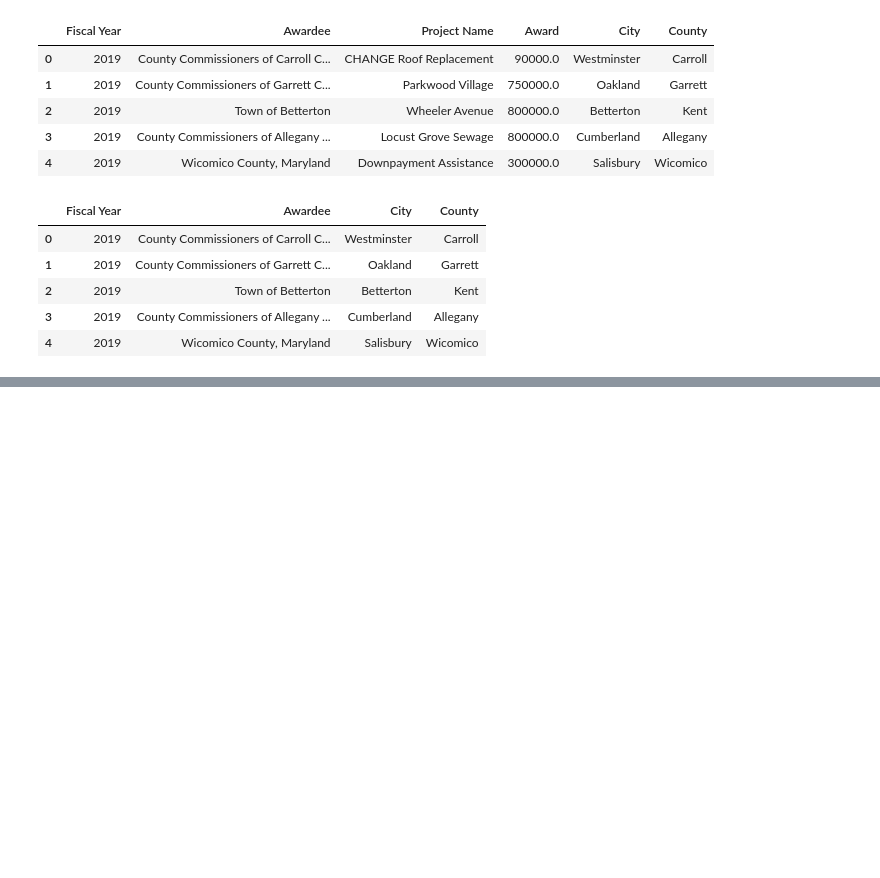
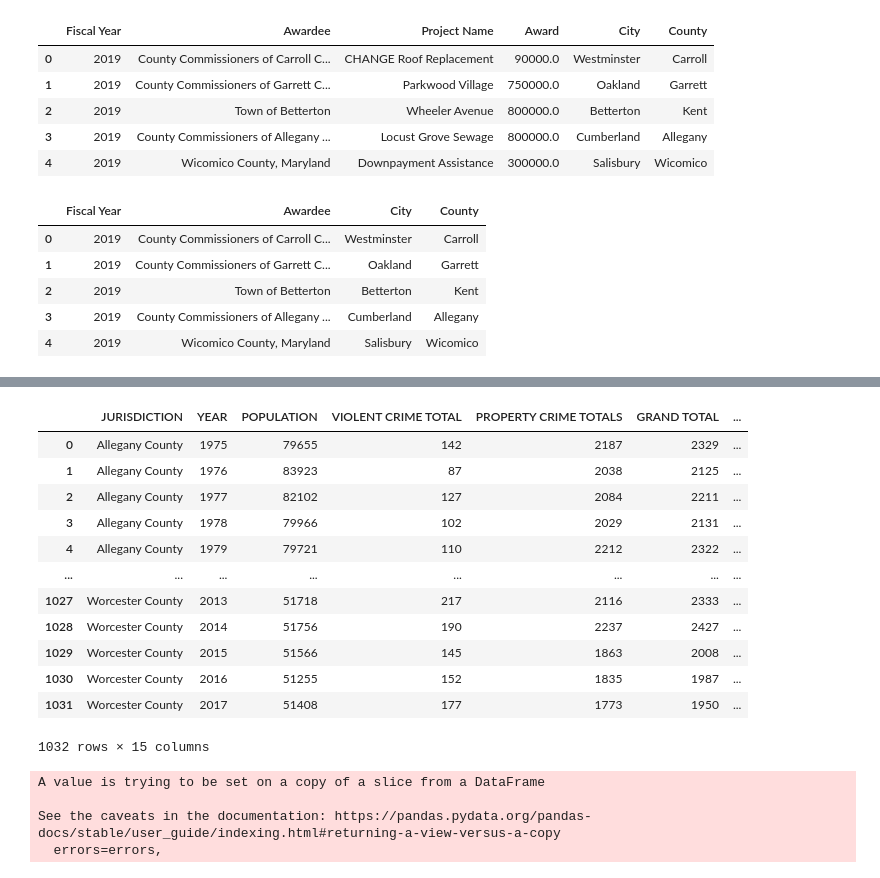
Before and after one commit to ccgrace/ETL_project, a Jupyter notebook: master.ipynb, the cells around one changed output, grey strips where cells are left out. Cells and saved outputs as stored; diff of their text form; code cells hidden in the pictures; blank space fills up the shorter version.

```diff
--- a/master.ipynb
+++ b/master.ipynb
@@ -81,0 +113,18 @@ modified_df.head()
+# %%
+#Drop what we do not need
+modified_crime_df = crime_data_df[['JURISDICTION', 'YEAR', 'POPULATION', 'VIOLENT CRIME TOTAL','PROPERTY CRIME TOTALS', 'GRAND TOTAL', 'VIOLENT CRIME PERCENT CHANGE', 'PROPERTY CRIME PERCENT CHANGE', 'PERCENT CHANGE', 'VIOLENT CRIME RATE PER 100,000 PEOPLE', 'PROPERTY CRIME RATE PER 100,000 PEOPLE', 'OVERALL CRIME RATE PER 100,000 PEOPLE', 'VIOLENT CRIME RATE PERCENT CHANGE PER 100,000 PEOPLE', 'PROPERTY CRIME RATE PERCENT CHANGE PER 100,000 PEOPLE', 'OVERALL PERCENT CHANGE PER 100,000 PEOPLE']]
+modified_crime_df
+# %% [output]
+|  | JURISDICTION | YEAR | POPULATION | VIOLENT CRIME TOTAL | PROPERTY CRIME TOTALS | GRAND TOTAL | ... |
+| 0 | Allegany County | 1975 | 79655 | 142 | 2187 | 2329 | ... |
+| 1 | Allegany County | 1976 | 83923 | 87 | 2038 | 2125 | ... |
+| 2 | Allegany County | 1977 | 82102 | 127 | 2084 | 2211 | ... |
+| 3 | Allegany County | 1978 | 79966 | 102 | 2029 | 2131 | ... |
+| 4 | Allegany County | 1979 | 79721 | 110 | 2212 | 2322 | ... |
+| ... | ... | ... | ... | ... | ... | ... | ... |
+| 1027 | Worcester County | 2013 | 51718 | 217 | 2116 | 2333 | ... |
+| 1028 | Worcester County | 2014 | 51756 | 190 | 2237 | 2427 | ... |
+| 1029 | Worcester County | 2015 | 51566 | 145 | 1863 | 2008 | ... |
+| 1030 | Worcester County | 2016 | 51255 | 152 | 1835 | 1987 | ... |
+| 1031 | Worcester County | 2017 | 51408 | 177 | 1773 | 1950 | ... |
+1032 rows × 15 columns
@@ -81,0 +135,9 @@ modified_df.head()
+# %%
+# Deletion of years in which we do not want or need data
+
+modified_crime_df.drop(unwanted_years, inplace = True)
+# %% [output]
+A value is trying to be set on a copy of a slice from a DataFrame
+
+See the caveats in the documentation: https://pandas.pydata.org/pandas-docs/stable/user_guide/indexing.html#returning-a-view-versus-a-copy
+  errors=errors,
```
Also changed, not shown: parts of 5 cells of this notebook.
